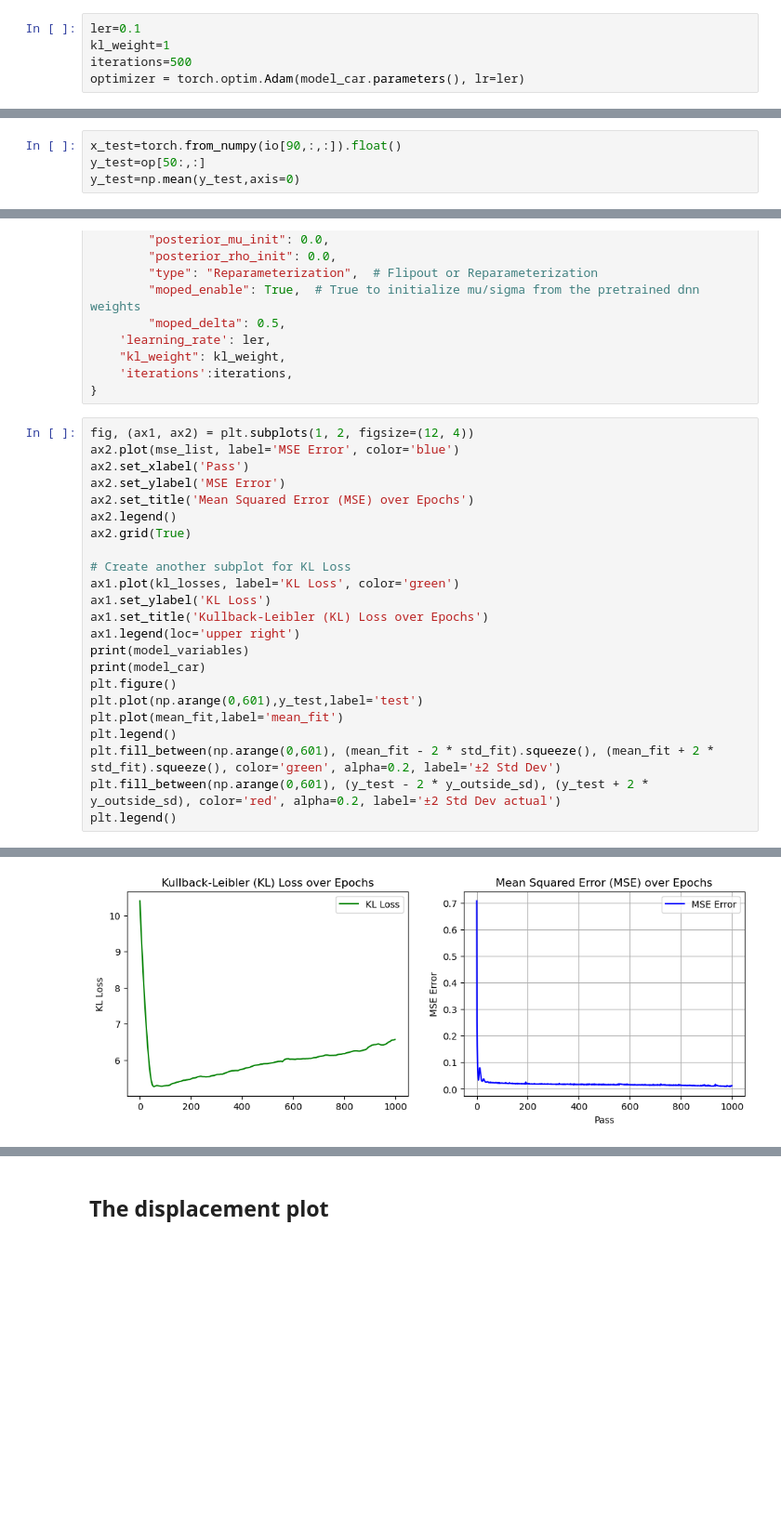
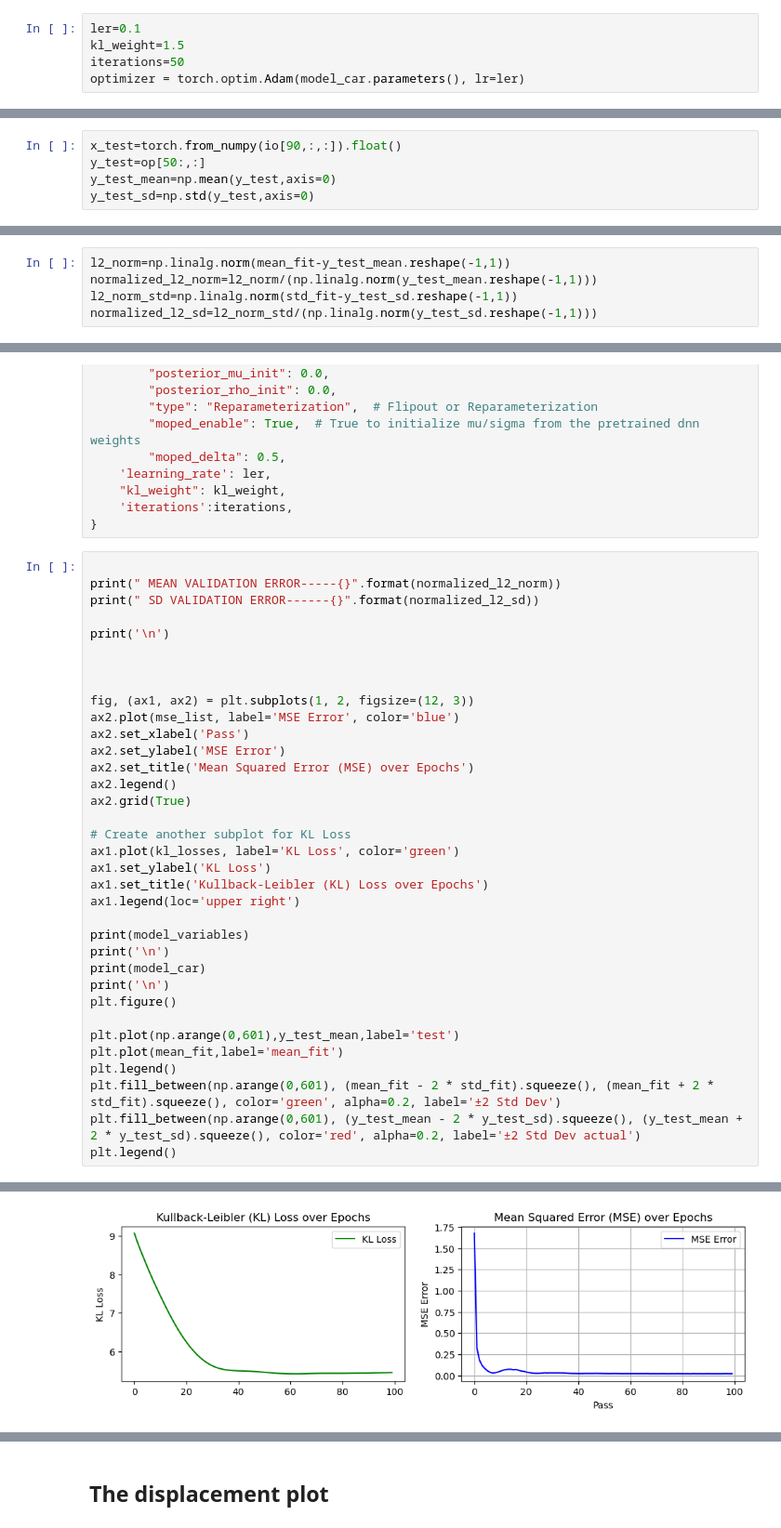
Before and after one commit to aayushdD/Bayesian-NN, a Jupyter notebook: car_model - Copy.ipynb, the cells around one changed output, grey strips where cells are left out. Shown at 93% size. Drawn from its saved outputs; the diff is of its cells as text; blank space fills up the shorter version.

```diff
--- a/car_model - Copy.ipynb
+++ b/car_model - Copy.ipynb
@@ -221,8 +221,8 @@ from bayesian_torch.models.dnn_to_bnn import dnn_to_bnn, get_kl_loss
 dnn_to_bnn(model_car, bnn_parameters)
 # %%
 ler=0.1
-kl_weight=1
-iterations=500
+kl_weight=1.5
+iterations=50
 optimizer = torch.optim.Adam(model_car.parameters(), lr=ler)
 # %%
 mse_loss = nn.MSELoss()
@@ -327,7 +327,8 @@ op.shape
 # %%
 x_test=torch.from_numpy(io[90,:,:]).float()
 y_test=op[50:,:]
-y_test=np.mean(y_test,axis=0)
+y_test_mean=np.mean(y_test,axis=0)
+y_test_sd=np.std(y_test,axis=0)
 # %%
 num_realizations = 1000
 all_fits = []
@@ -339,6 +340,11 @@ all_fits = np.array(all_fits)
 # %%
 mean_fit = np.mean(all_fits, axis=0)
 std_fit = np.std(all_fits, axis=0)
+# %%
+l2_norm=np.linalg.norm(mean_fit-y_test_mean.reshape(-1,1))
+normalized_l2_norm=l2_norm/(np.linalg.norm(y_test_mean.reshape(-1,1)))
+l2_norm_std=np.linalg.norm(std_fit-y_test_sd.reshape(-1,1))
+normalized_l2_sd=l2_norm_std/(np.linalg.norm(y_test_sd.reshape(-1,1)))
 # %%
 meanplus=mean_fit+ 2*std_fit
 meanminus=mean_fit-2*std_fit
@@ -367,7 +373,15 @@ model_variables = {
     'iterations':iterations,
 }
 # %%
-fig, (ax1, ax2) = plt.subplots(1, 2, figsize=(12, 4))
+
+print(" MEAN VALIDATION ERROR-----{}".format(normalized_l2_norm))
+print(" SD VALIDATION ERROR------{}".format(normalized_l2_sd))
+
+print('\n')
+
+
+
+fig, (ax1, ax2) = plt.subplots(1, 2, figsize=(12, 3))
 ax2.plot(mse_list, label='MSE Error', color='blue')
 ax2.set_xlabel('Pass')
 ax2.set_ylabel('MSE Error')
@@ -380,13 +394,17 @@ ax1.plot(kl_losses, label='KL Loss', color='green')
 ax1.set_ylabel('KL Loss')
 ax1.set_title('Kullback-Leibler (KL) Loss over Epochs')
 ax1.legend(loc='upper right')
+
 print(model_variables)
+print('\n')
 print(model_car)
+print('\n')
 plt.figure()
-plt.plot(np.arange(0,601),y_test,label='test')
+
+plt.plot(np.arange(0,601),y_test_mean,label='test')
 plt.plot(mean_fit,label='mean_fit')
 plt.legend()
 plt.fill_between(np.arange(0,601), (mean_fit - 2 * std_fit).squeeze(), (mean_fit + 2 * std_fit).squeeze(), color='green', alpha=0.2, label='±2 Std Dev')
-plt.fill_between(np.arange(0,601), (y_test - 2 * y_outside_sd), (y_test + 2 * y_outside_sd), color='red', alpha=0.2, label='±2 Std Dev actual')
+plt.fill_between(np.arange(0,601), (y_test_mean - 2 * y_test_sd).squeeze(), (y_test_mean + 2 * y_test_sd).squeeze(), color='red', alpha=0.2, label='±2 Std Dev actual')
 plt.legend()
 # %% [output]
@@ -394,9 +418,9 @@ plt.legend()
 Sequential(
   (0): LinearReparameterization()
   (1): BatchNorm1d(50, eps=1e-05, momentum=0.1, affine=True, track_running_stats=True)
   (2): Tanh()
   (3): LinearReparameterization()
   (4): BatchNorm1d(1, eps=1e-05, momentum=0.1, affine=True, track_running_stats=True)
 )
 <matplotlib.legend.Legend at 0x...>
-[figure, old version]
+[figure, new version]
```
Also changed, not shown: parts of 7 cells of this notebook.
